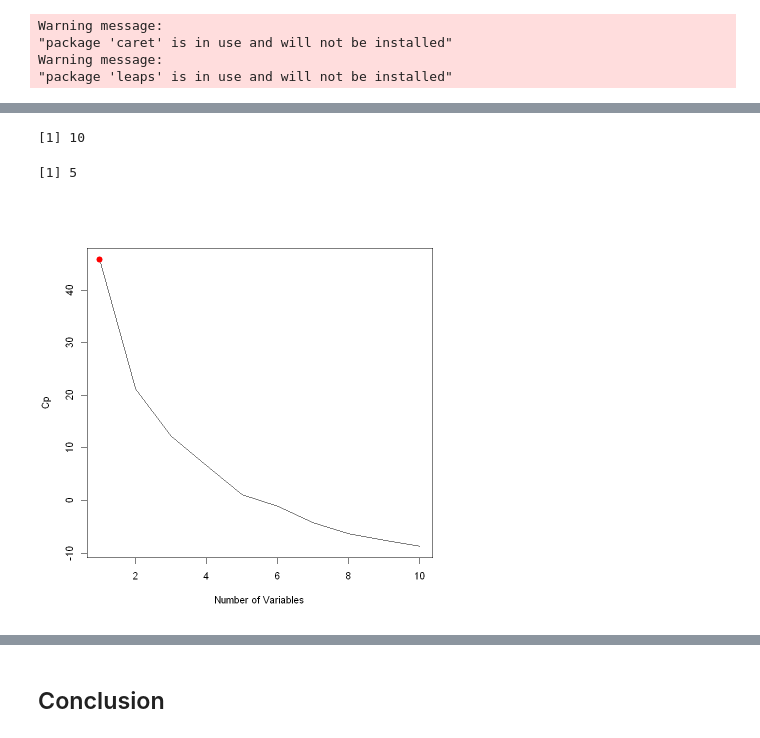
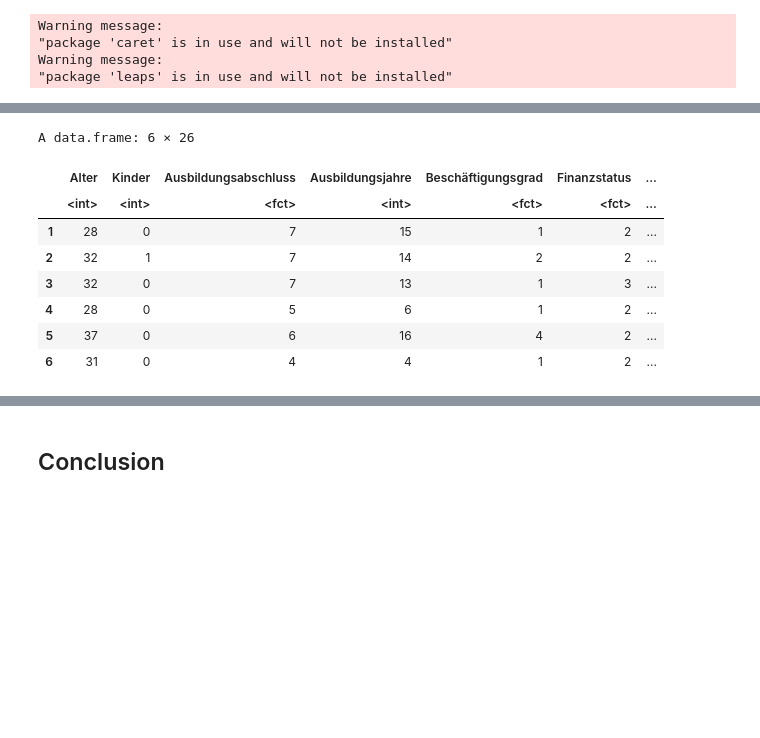
Before and after one commit to hannahmey/meyerhoff_DSP_S21, a Jupyter notebook: Final Project Hannah.ipynb, the cells around one changed output, grey strips where cells are left out. Drawn from its saved outputs; the diff is of its cells as text; code cells hidden in the pictures; blank space fills up the shorter version.

```diff
--- a/Final Project Hannah.ipynb
+++ b/Final Project Hannah.ipynb
@@ -591,10 +637,3 @@ Warning message:
 "package 'caret' is in use and will not be installed"
 Warning message:
 "package 'leaps' is in use and will not be installed"
-# %%
-# exclusion of COVID_Infiz because otherwise the model selection is not possible (error message because factor needs more than 1 step)
-data$Kontakt_COVID_Infiz =NULL
-# %%
-data.fwd=regsubsets(EPDS_tot∼., data=data, nvmax=9,  method ="forward")
-data.fwd.summary=summary(data.fwd)
-data.fwd.summary
@@ -622,10 +640,17 @@ Ausbildungsabschluss7            FALSE      FALSE
-# %%
-plot(data.fwd.summary$cp ,xlab =" Number of Variables ",ylab="Cp", type="l")
-which.min (data.fwd.summary$cp )
-
-points (1, data.fwd.summary$cp [1], col ="red",cex =2, pch =20)
-which.min (data.fwd.summary$bic )
-# %% [output]
-[1] 10
-[1] 5
-[figure, removed]
+# %%
+#first create a new dataframe with only the predictors (exclude ldfn & GAD7_tot)
+data2 <- data[,c("Alter", "Kinder", "Ausbildungsabschluss", "Ausbildungsjahre", "Beschäftigungsgrad", "Finanzstatus", "Einkommen_verloren_wg_COVID"
+              , "Wohnsitz", "Zugang_Aussenbereich", "Beziehungsstatus", "Beziehungszufr", "Komplikationen", "SSW", "Planung_SS", "Dauer_bis_SS",
+                "Reproduktionsmed", "Anzahl_SS", "Anzahl_Geb", "MehrlingsSS", "RisikoSS", "chron_Krank", "Einfluss_COV_Geburtsmet",
+                "Gebkurs", "Diagnose", "Verdacht_COVID", "EPDS_tot")]
+head(data2)
+# %% [output]
+A data.frame: 6 × 26
+|  | Alter | Kinder | Ausbildungsabschluss | Ausbildungsjahre | Beschäftigungsgrad | Finanzstatus | ... |
+|  | <int> | <int> | <fct> | <int> | <fct> | <fct> | ... |
+| 1 | 28 | 0 | 7 | 15 | 1 | 2 | ... |
+| 2 | 32 | 1 | 7 | 14 | 2 | 2 | ... |
+| 3 | 32 | 0 | 7 | 13 | 1 | 3 | ... |
+| 4 | 28 | 0 | 5 | 6 | 1 | 2 | ... |
+| 5 | 37 | 0 | 6 | 16 | 4 | 2 | ... |
+| 6 | 31 | 0 | 4 | 4 | 1 | 2 | ... |
```
Also changed, not shown: parts of 41 cells of this notebook.
